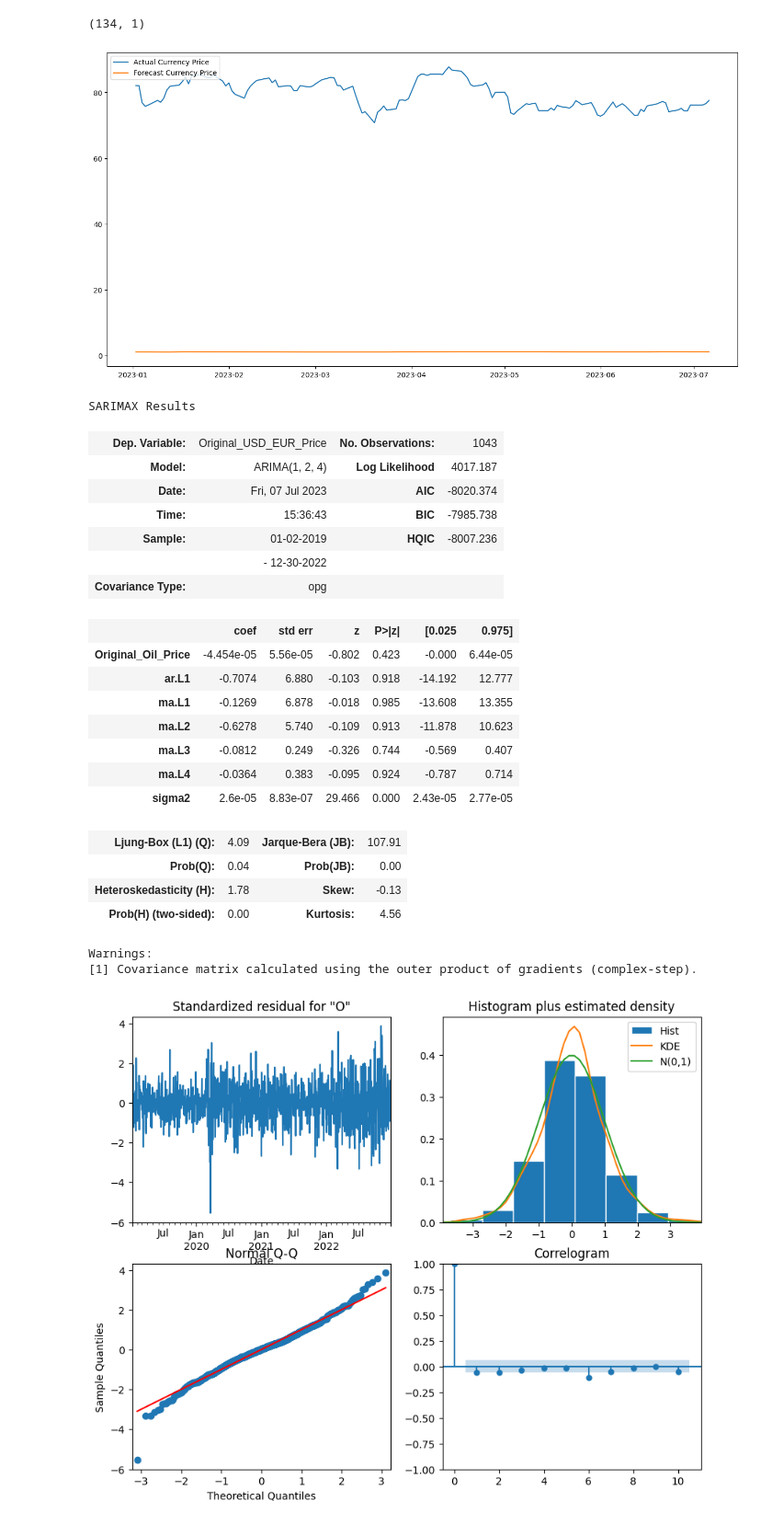
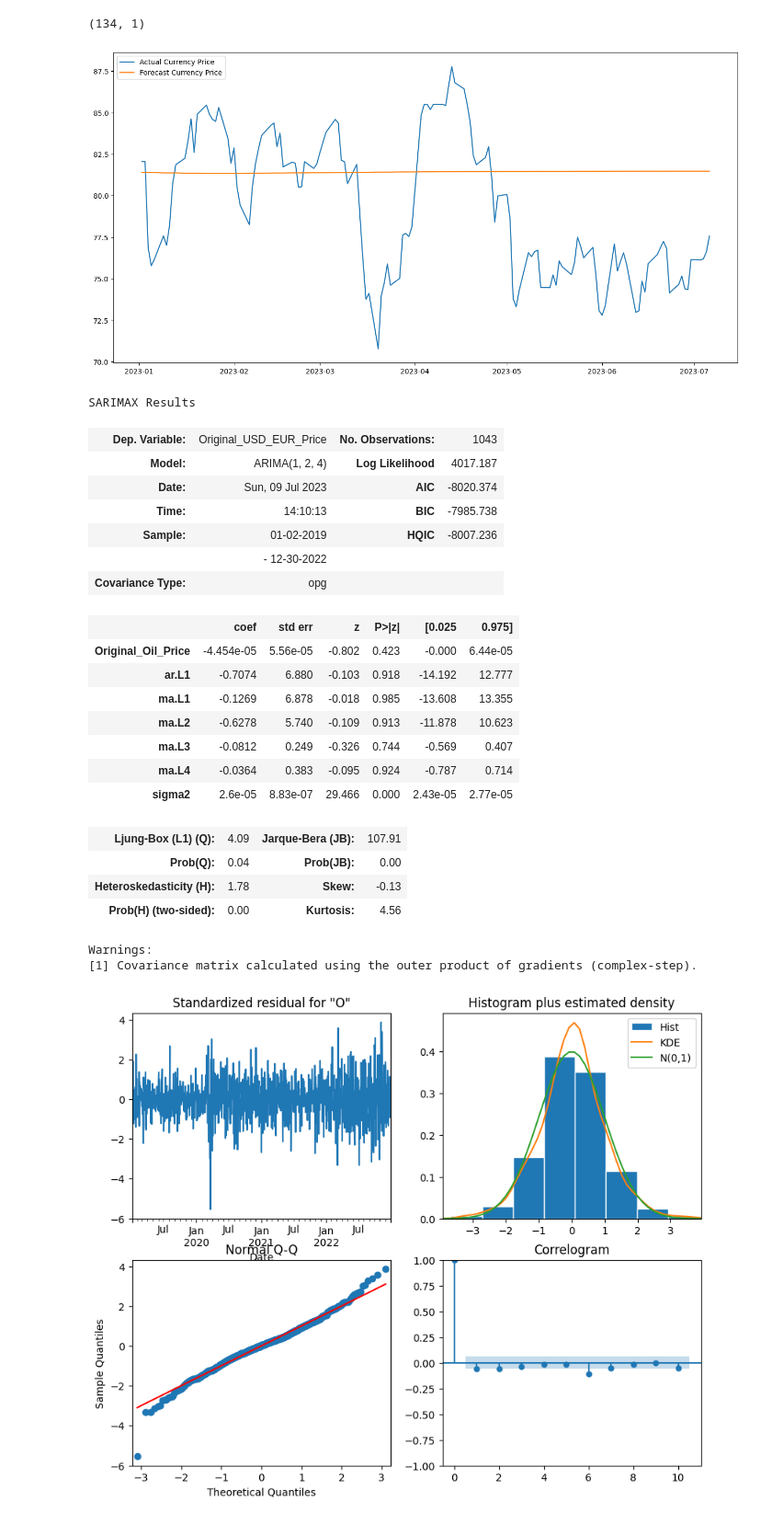
Before and after one commit to pravin-raut/MachineLearning, a Jupyter notebook: dissertation/Currency_&_Oil_Forecast_v2.ipynb, the cells around one changed output. Shown: that part at 92% size. Cells and saved outputs as stored; diff of their text form; code cells hidden in the pictures.

```diff
--- a/dissertation/Currency_&_Oil_Forecast_v2.ipynb
+++ b/dissertation/Currency_&_Oil_Forecast_v2.ipynb
@@ -94,6 +94,7 @@ df_USD_EUR=df_USD_EUR.asfreq('b')
 df_USD_EUR.Close=df_USD_EUR.Close.fillna(method='bfill')
 df_USD_EUR['Original_USD_EUR_Price']=df_USD_EUR[['Close']]
 df_USD_EUR=df_USD_EUR[['Original_USD_EUR_Price']].iloc[1:]
+df_USD_EUR = df_USD_EUR[df_USD_EUR.index.isin(df_Oil_InUSD.index)]
 df_USD_EUR
 # %% [output]
 |  | Original_USD_EUR_Price |
@@ -349,5 +350,5 @@ for i in range(len(test)):
     #print("Mean is {} for date {}".format(forecast.predicted_mean[0],test.index[i]))
     #print("Length of History is {} for date{} and order {} forecast is {}",format((len(history),test.index[i],my_order,forecast.predicted_mean[0])))
 # Create a dataframe to hold the forecasts with corresponding dates
-forecast__oil_df = pd.DataFrame(data={'Forecast': forecasts_oil}, index=forecast_dates_oil)
+forecast_oil_df = pd.DataFrame(data={'Forecast': forecasts_oil}, index=forecast_dates_oil)
 # %%
@@ -357,12 +358,12 @@ forecast__oil_df.shape
 # %%
 plt.figure(figsize=(16,8))
 plt.plot(test_data_oil['Original_Oil_Price'],label="Actual Currency Price")
-plt.plot(forecast_df['Forecast'],label="Forecast Currency Price")
+plt.plot(forecast_oil_df['Forecast'],label="Forecast Currency Price")
 
 plt.legend(loc="upper left")
 plt.show()
 # %% [output]
-[figure, old version]
+[figure, new version]
 # %%
 from statsmodels.tsa.arima.model import ARIMA
 
@@ -373,8 +374,8 @@ cur_model_fit.summary()
 SARIMAX Results
 | Dep. Variable: | Original_USD_EUR_Price | No. Observations: | 1043 |
 | Model: | ARIMA(1, 2, 4) | Log Likelihood | 4017.187 |
-| Date: | Fri, 07 Jul 2023 | AIC | -8020.374 |
-| Time: | 15:36:43 | BIC | -7985.738 |
+| Date: | Sun, 09 Jul 2023 | AIC | -8020.374 |
+| Time: | 14:10:13 | BIC | -7985.738 |
 | Sample: | 01-02-2019 | HQIC | -8007.236 |
 |  | - 12-30-2022 |  |  |
 | Covariance Type: | opg |  |  |
```
Also changed, not shown: parts of 9 cells of this notebook.
